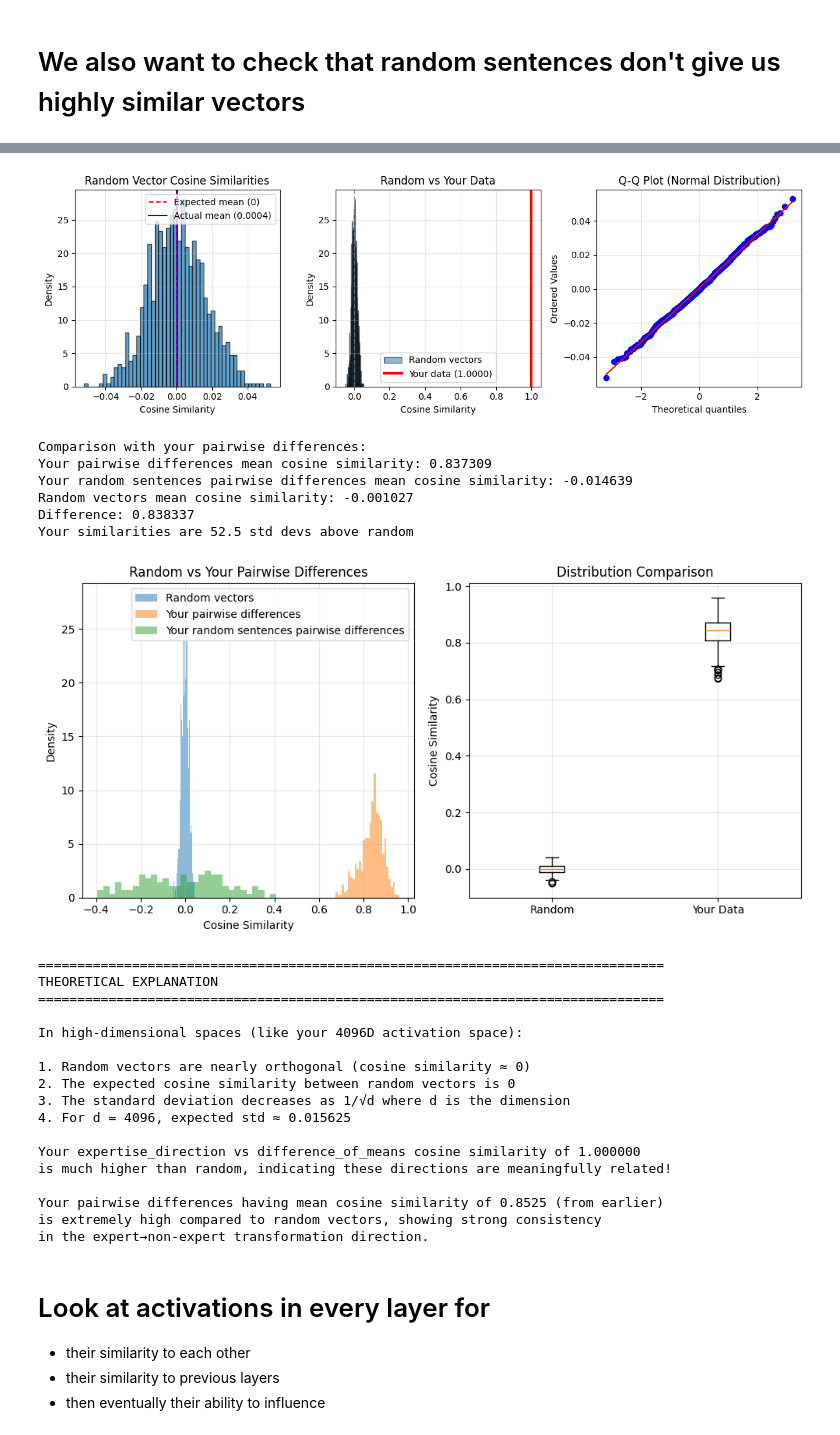
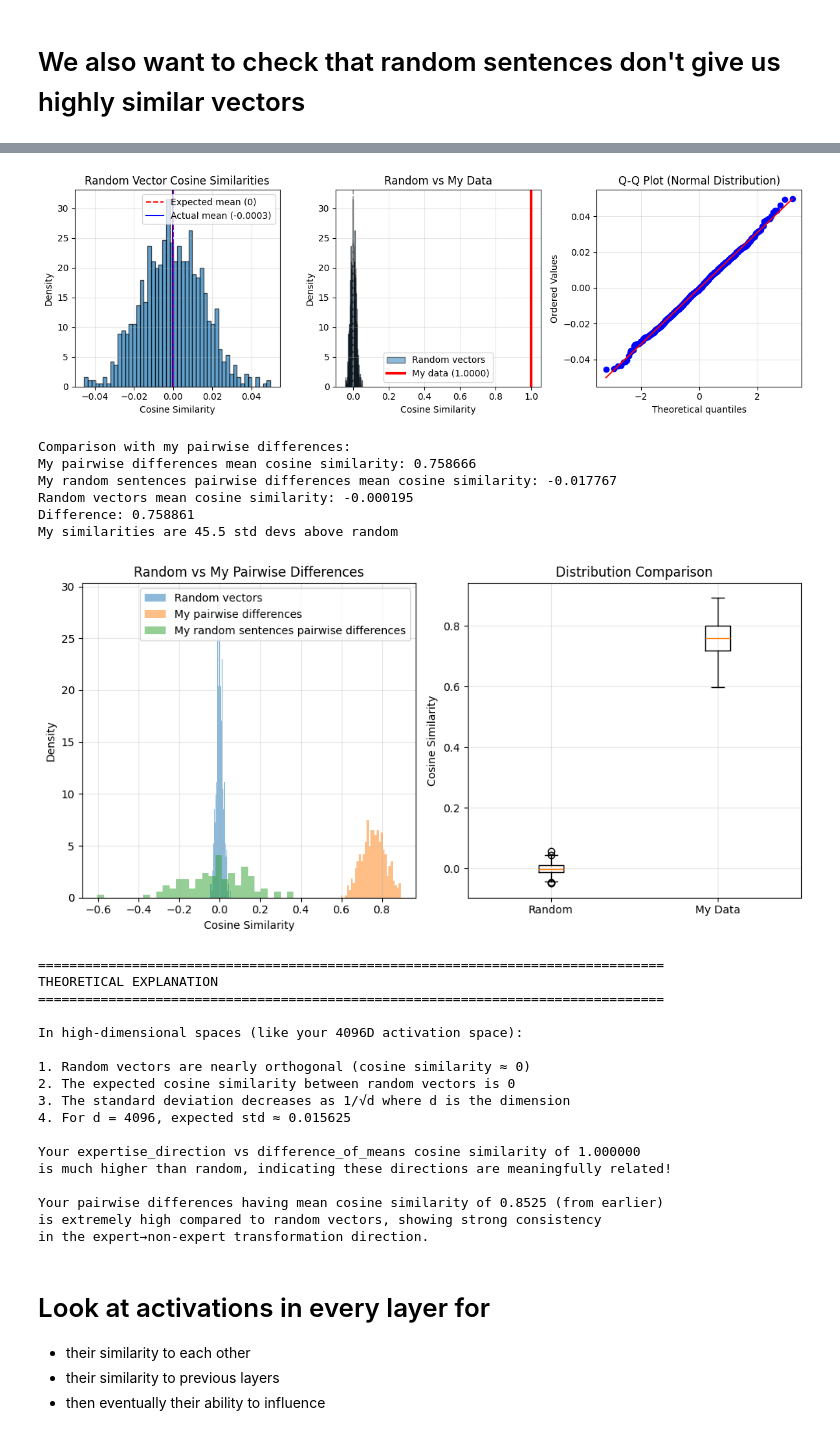
Before and after one commit to neeloy-banerjee/expertise_direction, a Jupyter notebook: main.ipynb, the cells around one changed output, grey strips where cells are left out. Cells and saved outputs as stored; diff of their text form; code cells hidden in the pictures.

```diff
--- a/main.ipynb
+++ b/main.ipynb
@@ -177,6 +100,6 @@ hooked_model = HookedTransformer.from_pretrained_no_processing(model_name, devic
 
 # Access the tokenizer (if available)
 tokenizer = hooked_model.tokenizer
-#device = model.device
+device = hooked_model.cfg.device
 # %% [output]
 Loaded pretrained model meta-llama/Meta-Llama-3-8B-Instruct into HookedTransformer
@@ -195,6 +115,9 @@ expert_test = data["expert_prompt"].tolist()[40:50]
 non_expert_train = data["non_expert_prompt"].tolist()[:30]
 non_expert_val = data["non_expert_prompt"].tolist()[30:40]
 non_expert_test = data["non_expert_prompt"].tolist()[40:50]
+
+expert_train = data["expert_prompt"].tolist()
+non_expert_train = data["non_expert_prompt"].tolist()
 pprint(expert_train[:4])
 pprint(non_expert_train[:4])
 # %% [output]
@@ -266,9 +189,9 @@ def compute_mean_pairwise_difference(expert_acts, non_expert_acts):
 # %%
 
 
-# Extract activations for both datasets at layer 15
+# Extract activations for both datasets at layer 28
 device = hooked_model.cfg.device
-extraction_layer = 15
+extraction_layer = 28
 print(f"Extracting activations at layer {extraction_layer} (hook_resid_post)...")
 
 # Get activations for non-expert training examples
@@ -396,5 +467,5 @@ halfway = len(random_sentences)//2
 first_batch_random_sentences = random_sentences[:halfway]
 second_batch_random_sentences = random_sentences[halfway:]
 
-first_batch_random_sentences_activations = get_activations_at_layer(hooked_model, tokenizer, first_batch_random_sentences, 15, device=hooked_model.cfg.device)
-second_batch_random_sentences_activations = get_activations_at_layer(hooked_model, tokenizer, second_batch_random_sentences, 15, device=hooked_model.cfg.device)
+first_batch_random_sentences_activations = get_activations_at_layer(hooked_model, tokenizer, first_batch_random_sentences, extraction_layer, device=hooked_model.cfg.device)
+second_batch_random_sentences_activations = get_activations_at_layer(hooked_model, tokenizer, second_batch_random_sentences, extraction_layer, device=hooked_model.cfg.device)
@@ -524,9 +577,9 @@ def test_random_vector_cosine_similarity():
     # Test 3: Compare with your actual meaningful vectors
     actual_cos_sim = torch.cosine_similarity(expertise_direction, difference_of_means, dim=0).item()
     print(f"\nComparison:")
-    print(f"Your expertise direction vs difference of means: {actual_cos_sim:.6f}")
+    print(f"My expertise direction vs difference of means: {actual_cos_sim:.6f}")
     print(f"Random vectors mean: {cosine_similarities.mean():.6f}")
-    print(f"Your similarity is {abs(actual_cos_sim) / cosine_similarities.std():.1f} standard deviations from random")
+    print(f"My similarity is {abs(actual_cos_sim) / cosine_similarities.std():.1f} standard deviations from random")
 
     # Test 4: Distribution analysis
     # Theoretical expectation for random vectors in high dimensions
@@ -553,11 +606,11 @@ def test_random_vector_cosine_similarity():
     # Comparison with your actual data
     plt.subplot(1, 3, 2)
     plt.hist(cosine_similarities, bins=50, alpha=0.5, density=True, label='Random vectors', edgecolor='black')
-    plt.axvline(actual_cos_sim, color='red', linewidth=3, label=f'Your data ({actual_cos_sim:.4f})')
+    plt.axvline(actual_cos_sim, color='red', linewidth=3, label=f'My data ({actual_cos_sim:.4f})')
     plt.axvline(0, color='gray', linestyle='--', alpha=0.7)
     plt.xlabel('Cosine Similarity')
     plt.ylabel('Density')
-    plt.title('Random vs Your Data')
+    plt.title('Random vs My Data')
     plt.legend()
     plt.grid(True, alpha=0.3)
 
@@ -611,30 +664,30 @@ def compare_with_your_pairwise_differences():
 
         random_similarities = np.array(random_similarities)
 
-        print(f"\nComparison with your pairwise differences:")
-        print(f"Your pairwise differences mean cosine similarity: {your_similarities.mean():.6f}")
+        print(f"\nComparison with my pairwise differences:")
+        print(f"My pairwise differences mean cosine similarity: {your_similarities.mean():.6f}")
 
-        print(f"Your random sentences pairwise differences mean cosine similarity: {your_random_similarities.mean():.6f}")
+        print(f"My random sentences pairwise differences mean cosine similarity: {your_random_similarities.mean():.6f}")
         print(f"Random vectors mean cosine similarity: {random_similarities.mean():.6f}")
         print(f"Difference: {your_similarities.mean() - random_similarities.mean():.6f}")
-        print(f"Your similarities are {(your_similarities.mean() - random_similarities.mean()) / random_similarities.std():.1f} std devs above random")
+        print(f"My similarities are {(your_similarities.mean() - random_similarities.mean()) / random_similarities.std():.1f} std devs above random")
 
         # Plot comparison
         plt.figure(figsize=(10, 5))
 
         plt.subplot(1, 2, 1)
         plt.hist(random_similarities, bins=30, alpha=0.5, label='Random vectors', density=True)
-        plt.hist(your_similarities, bins=30, alpha=0.5, label='Your pairwise differences', density=True)
-        plt.hist(your_random_similarities, bins=30, alpha=0.5, label='Your random sentences pairwise differences', density=True)
+        plt.hist(your_similarities, bins=30, alpha=0.5, label='My pairwise differences', density=True)
+        plt.hist(your_random_similarities, bins=30, alpha=0.5, label='My random sentences pairwise differences', density=True)
         plt.xlabel('Cosine Similarity')
         plt.ylabel('Density')
-        plt.title('Random vs Your Pairwise Differences')
+        plt.title('Random vs My Pairwise Differences')
         plt.legend()
         plt.grid(True, alpha=0.3)
 
         plt.subplot(1, 2, 2)
         plt.boxplot([random_similarities, your_similarities],
-                   labels=['Random', 'Your Data'])
+                   labels=['Random', 'My Data'])
         plt.ylabel('Cosine Similarity')
         plt.title('Distribution Comparison')
         plt.grid(True, alpha=0.3)
@@ -692,11 +745,11 @@ Ratio (should be close to 1): 1.013
-[figure, old version]
+[figure, new version]
-Comparison with your pairwise differences:
-Your pairwise differences mean cosine similarity: 0.837309
-Your random sentences pairwise differences mean cosine similarity: -0.014639
-Random vectors mean cosine similarity: -0.001027
-Difference: 0.838337
-Your similarities are 52.5 std devs above random
+Comparison with my pairwise differences:
+My pairwise differences mean cosine similarity: 0.758666
+My random sentences pairwise differences mean cosine similarity: -0.017767
+Random vectors mean cosine similarity: -0.000195
+Difference: 0.758861
+My similarities are 45.5 std devs above random
-[figure, old version]
+[figure, new version]
 ================================================================================
 THEORETICAL EXPLANATION
 ================================================================================
```
Also changed, not shown: parts of 35 cells of this notebook, 10 other files.
